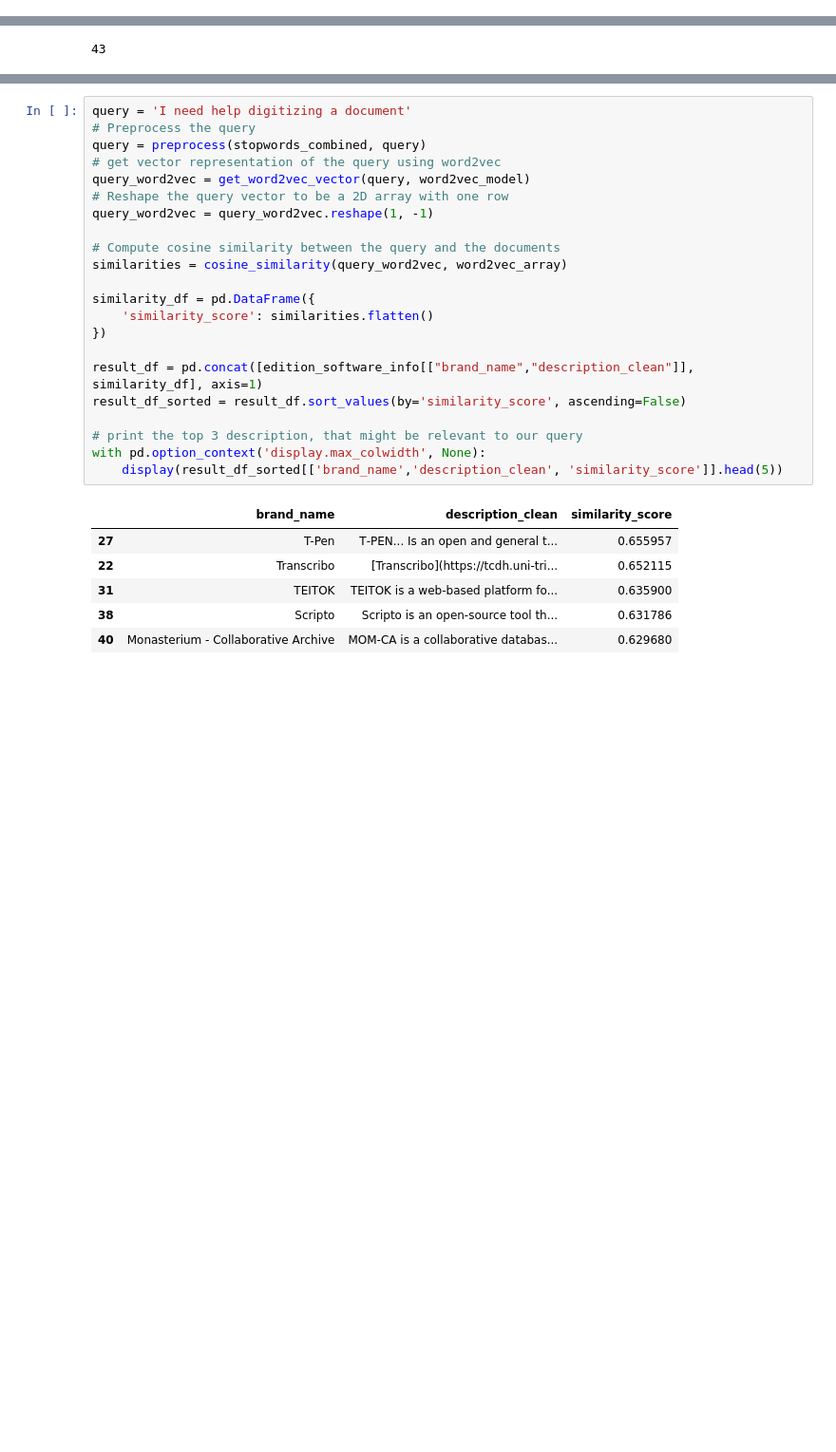
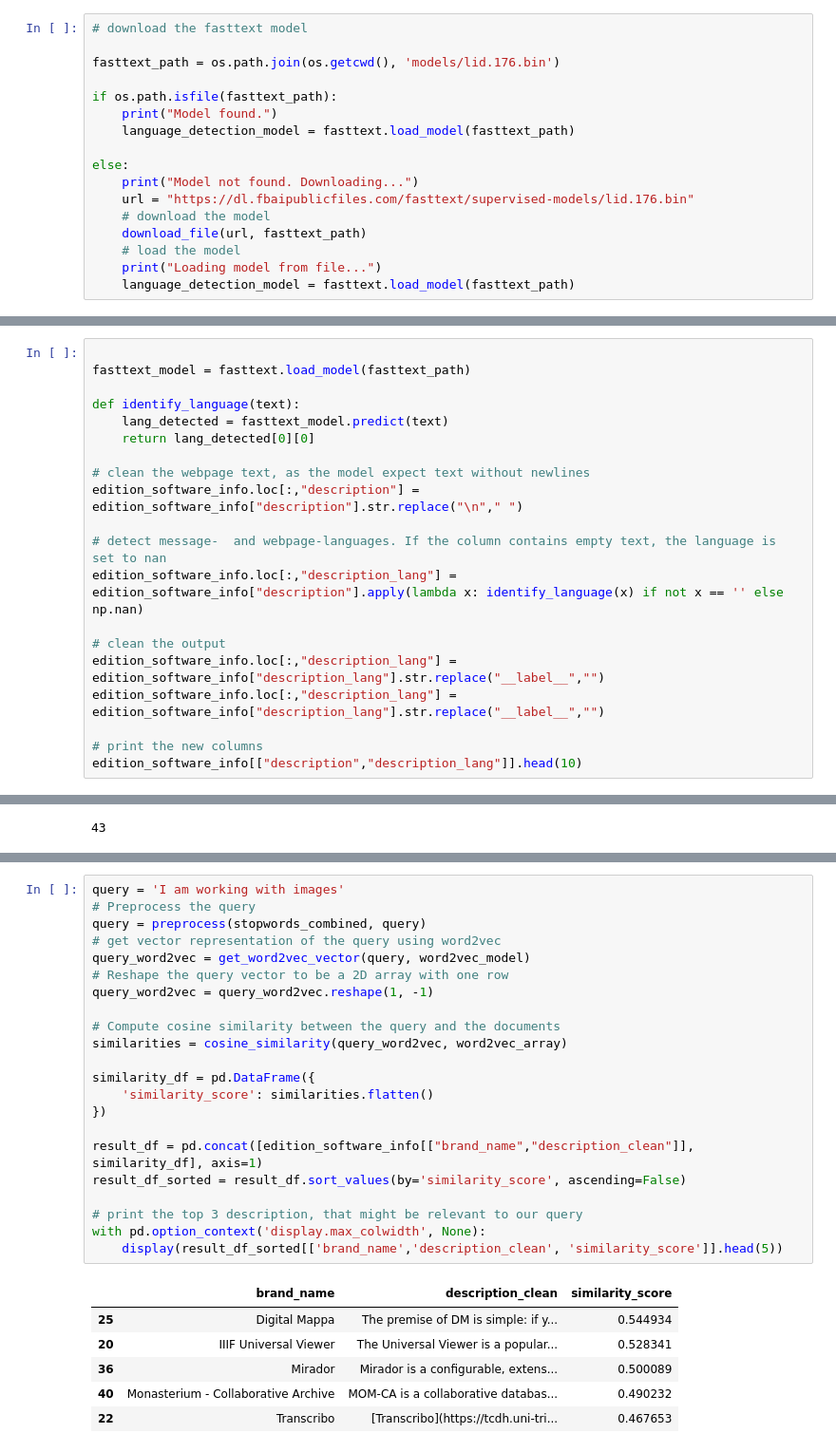
Before and after one commit to andwzn/retrieval-augmented-generation-experiment, a Jupyter notebook: rag_experiment_1.ipynb, the cells around one changed output, grey strips where cells are left out. Shown at 95% size. Drawn from its saved outputs; the diff is of its cells as text; blank space fills up the shorter version.

Commit message:
started implementing fasttext

```diff
--- a/rag_experiment_1.ipynb
+++ b/rag_experiment_1.ipynb
@@ -285,0 +320,17 @@ edition_software_info["description_preprocessed"].head()
+# %%
+# download the fasttext model
+
+fasttext_path = os.path.join(os.getcwd(), 'models/lid.176.bin')
+
+if os.path.isfile(fasttext_path):
+    print("Model found.")
+    language_detection_model = fasttext.load_model(fasttext_path)
+
+else:
+    print("Model not found. Downloading...")
+    url = "https://dl.fbaipublicfiles.com/fasttext/supervised-models/lid.176.bin"
+    # download the model
+    download_file(url, fasttext_path)
+    # load the model
+    print("Loading model from file...")
+    language_detection_model = fasttext.load_model(fasttext_path)
@@ -285,0 +341,20 @@ edition_software_info["description_preprocessed"].head()
+# %%
+
+fasttext_model = fasttext.load_model(fasttext_path)
+
+def identify_language(text):
+    lang_detected = fasttext_model.predict(text)
+    return lang_detected[0][0]
+
+# clean the webpage text, as the model expect text without newlines
+edition_software_info.loc[:,"description"] = edition_software_info["description"].str.replace("\n"," ")
+
+# detect message-  and webpage-languages. If the column contains empty text, the language is set to nan
+edition_software_info.loc[:,"description_lang"] = edition_software_info["description"].apply(lambda x: identify_language(x) if not x == '' else np.nan)
+
+# clean the output
+edition_software_info.loc[:,"description_lang"] = edition_software_info["description_lang"].str.replace("__label__","")
+edition_software_info.loc[:,"description_lang"] = edition_software_info["description_lang"].str.replace("__label__","")
+
+# print the new columns
+edition_software_info[["description","description_lang"]].head(10)
@@ -461,29 +552,29 @@ len(word2vec_array)
 # %%
-query = 'I need help digitizing a document'
+query = 'I am working with images'
 # Preprocess the query
 query = preprocess(stopwords_combined, query)
 # get vector representation of the query using word2vec
 query_word2vec = get_word2vec_vector(query, word2vec_model)
 # Reshape the query vector to be a 2D array with one row
 query_word2vec = query_word2vec.reshape(1, -1)
 
 # Compute cosine similarity between the query and the documents
 similarities = cosine_similarity(query_word2vec, word2vec_array)
 
 similarity_df = pd.DataFrame({
     'similarity_score': similarities.flatten()
 })
 
 result_df = pd.concat([edition_software_info[["brand_name","description_clean"]], similarity_df], axis=1)
 result_df_sorted = result_df.sort_values(by='similarity_score', ascending=False)
 
 # print the top 3 description, that might be relevant to our query
 with pd.option_context('display.max_colwidth', None):
     display(result_df_sorted[['brand_name','description_clean', 'similarity_score']].head(5))
 # %% [output]
 |  | brand_name | description_clean | similarity_score |
-| 27 | T-Pen | T‑PEN... Is an open and general t... | 0.655957 |
-| 22 | Transcribo | [Transcribo](https://tcdh.uni-tri... | 0.652115 |
-| 31 | TEITOK | TEITOK is a web-based platform fo... | 0.635900 |
-| 38 | Scripto | Scripto is an open-source tool th... | 0.631786 |
-| 40 | Monasterium - Collaborative Archive | MOM-CA is a collaborative databas... | 0.629680 |
+| 25 | Digital Mappa | The premise of DM is simple: if y... | 0.544934 |
+| 20 | IIIF Universal Viewer | The Universal Viewer is a popular... | 0.528341 |
+| 36 | Mirador | Mirador is a configurable, extens... | 0.500089 |
+| 40 | Monasterium - Collaborative Archive | MOM-CA is a collaborative databas... | 0.490232 |
+| 22 | Transcribo | [Transcribo](https://tcdh.uni-tri... | 0.467653 |
```
Also changed, not shown: parts of 25 cells of this notebook.
